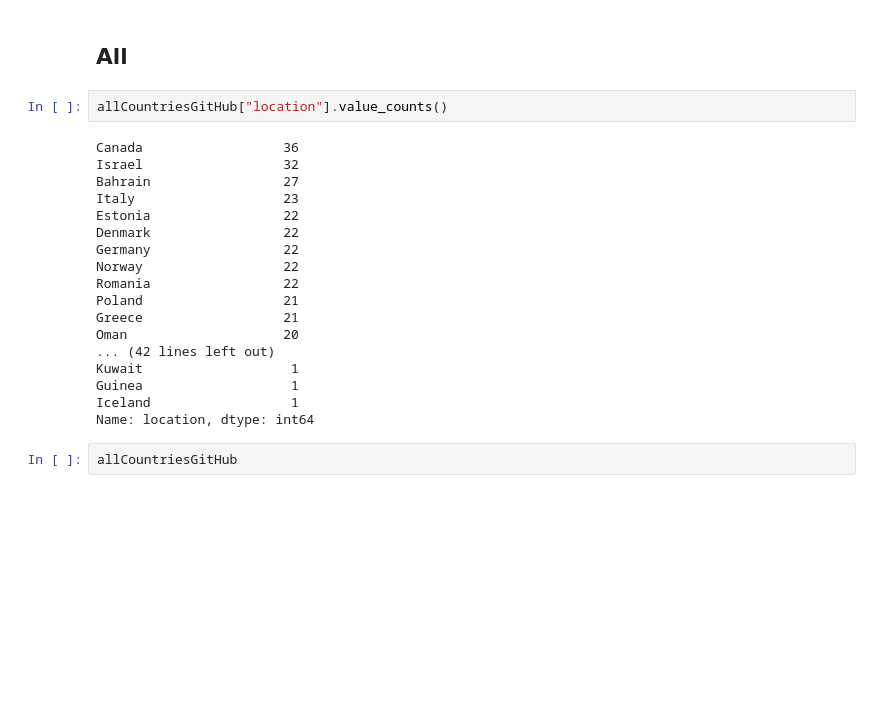
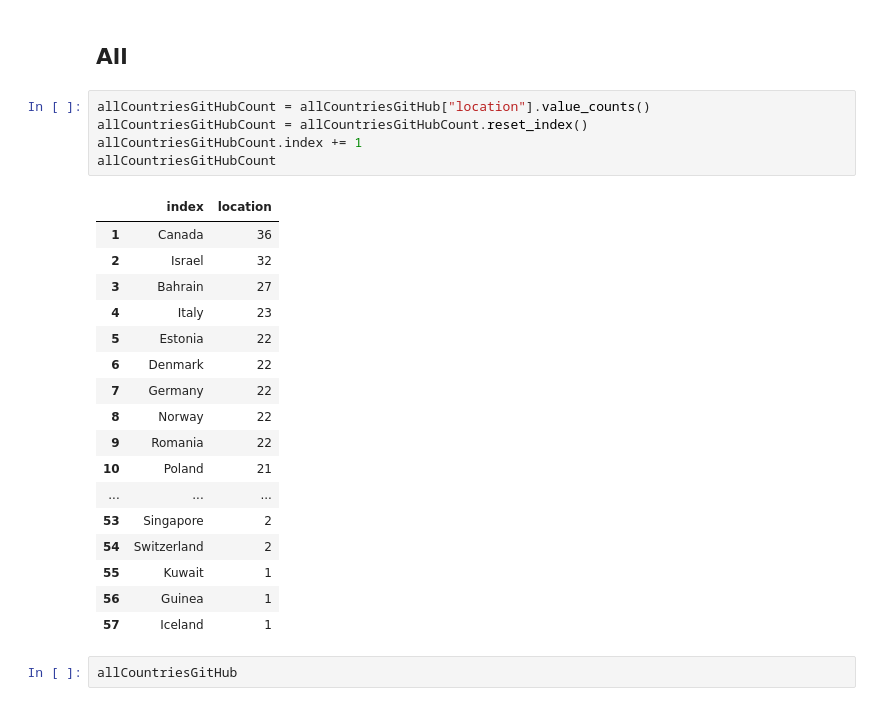
Before and after one commit to salgo60/CoronaVaccinationCheck, a Jupyter notebook: What is reported.ipynb, the cells around one changed output. Drawn from its saved outputs; the diff is of its cells as text; blank space fills up the shorter version.

```diff
--- a/What is reported.ipynb
+++ b/What is reported.ipynb
@@ -95,26 +95,29 @@ Israel
 | 675 | Israel | 2020-12-19 | Pfizer/BioNTech | 54 | 54.0 | 0 | https://datadashboard.health.gov.... |
 # %% [markdown]
 ## All
-# %%
-allCountriesGitHub["location"].value_counts()
-# %% [output]
-Canada                  36
-Israel                  32
-Bahrain                 27
-Italy                   23
-Estonia                 22
-Denmark                 22
-Germany                 22
-Norway                  22
-Romania                 22
-Poland                  21
-Greece                  21
-Oman                    20
-... (42 lines left out)
-Kuwait                   1
-Guinea                   1
-Iceland                  1
-Name: location, dtype: int64
+# %%
+allCountriesGitHubCount = allCountriesGitHub["location"].value_counts()
+allCountriesGitHubCount = allCountriesGitHubCount.reset_index()
+allCountriesGitHubCount.index += 1
+allCountriesGitHubCount
+# %% [output]
+|  | index | location |
+| 1 | Canada | 36 |
+| 2 | Israel | 32 |
+| 3 | Bahrain | 27 |
+| 4 | Italy | 23 |
+| 5 | Estonia | 22 |
+| 6 | Denmark | 22 |
+| 7 | Germany | 22 |
+| 8 | Norway | 22 |
+| 9 | Romania | 22 |
+| 10 | Poland | 21 |
+| ... | ... | ... |
+| 53 | Singapore | 2 |
+| 54 | Switzerland | 2 |
+| 55 | Kuwait | 1 |
+| 56 | Guinea | 1 |
+| 57 | Iceland | 1 |
 # %%
 allCountriesGitHub
 # %% [output]
```
